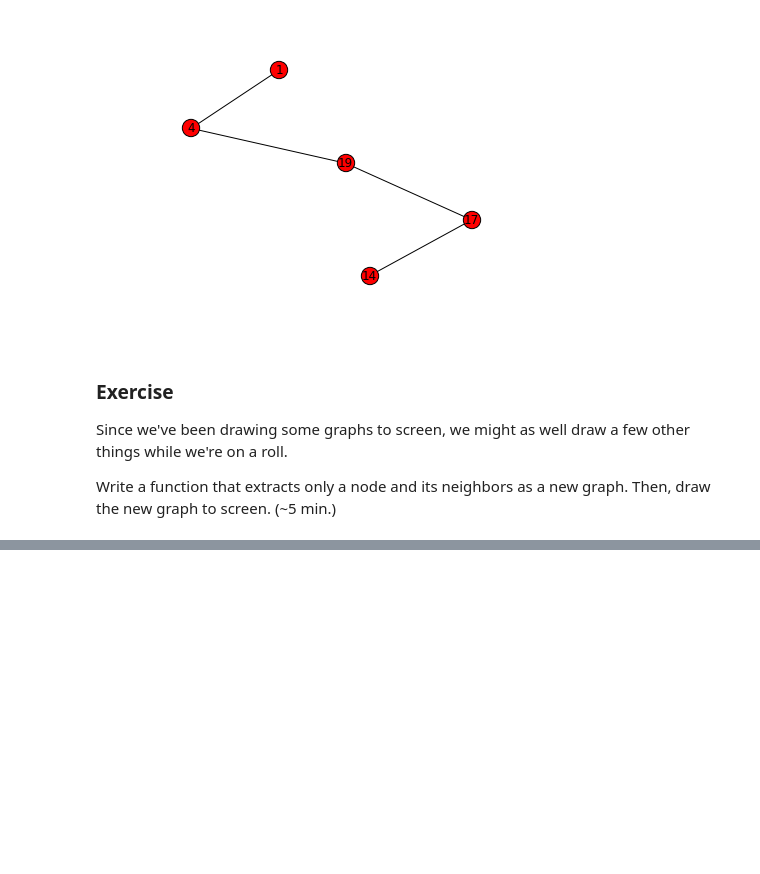
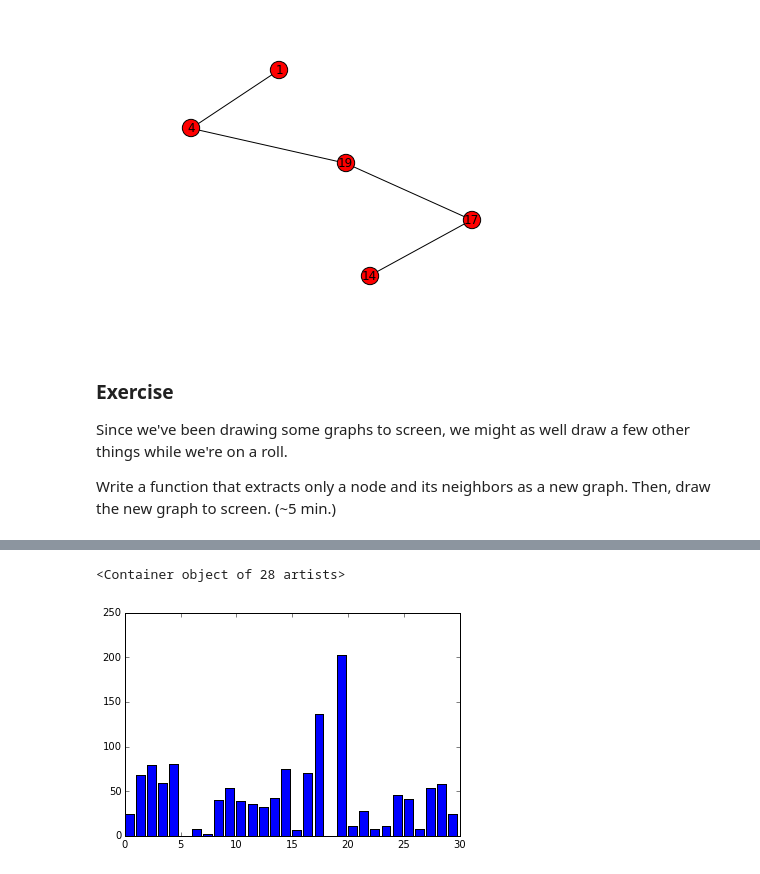
Before and after one commit to ericmjl/Network-Analysis-Made-Simple, a Jupyter notebook: 3. Hubs and Paths.ipynb, the cells around one changed output, grey strips where cells are left out. Cells and saved outputs as stored; diff of their text form; code cells hidden in the pictures; blank space fills up the shorter version.

```diff
--- a/3. Hubs and Paths.ipynb
+++ b/3. Hubs and Paths.ipynb
@@ -274,0 +354,6 @@ nx.draw(newG, with_labels=True)
+# %%
+# Possible answer to Question 4:
+plt.bar(totals.keys(), totals.values())
+# %% [output]
+<Container object of 28 artists>
+[figure, added]
```
Also changed, not shown: parts of 6 cells of this notebook.
